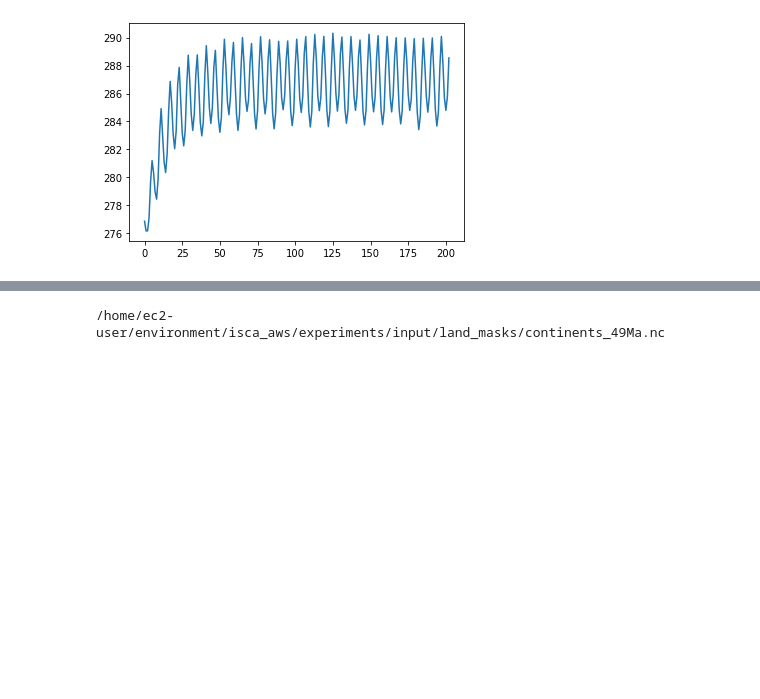
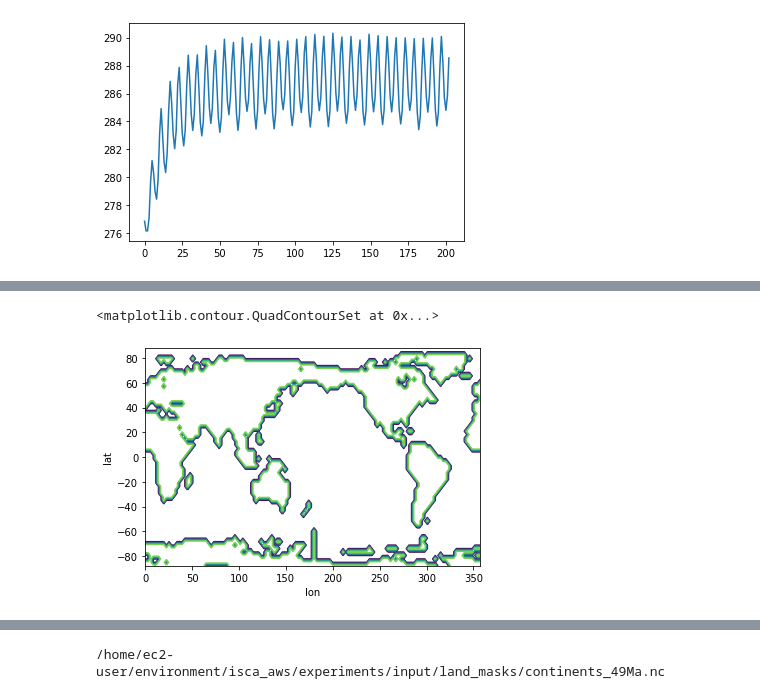
Before and after one commit to bnb32/isca_aws, a Jupyter notebook: ecrlisca/postprocessing/plotting.ipynb, the cells around one changed output, grey strips where cells are left out. Drawn from its saved outputs; the diff is of its cells as text; code cells hidden in the pictures; blank space fills up the shorter version.

```diff
--- a/ecrlisca/postprocessing/plotting.ipynb
+++ b/ecrlisca/postprocessing/plotting.ipynb
@@ -151,7 +151,7 @@ ds_out = xr.Dataset({'lat': (['lat'], base['lat'].values),
 
 regridder = xe.Regridder(land, ds_out, 'bilinear')
 ds_out = regridder(land)
-ds_out['land_mask'] = (ds_out['z'].dims,np.array(ds_out['z'].values > 0.0,dtype=float))
+ds_out['land_mask'] = (ds_out['z'].dims,np.array(ds_out['z'].values > -100.0,dtype=float))
 # %%
 ds_out['land_mask'].plot.contour()
 # %% [output]
@@ -265 +301,6 @@ tmp['land_mask'].plot.contour()
+# %%
+ds_out['land_mask'].plot.contour()
+# %% [output]
+<matplotlib.contour.QuadContourSet at 0x...>
+[figure, added]
 # %%
```
Also changed, not shown: parts of 23 cells of this notebook, 8 other files.
